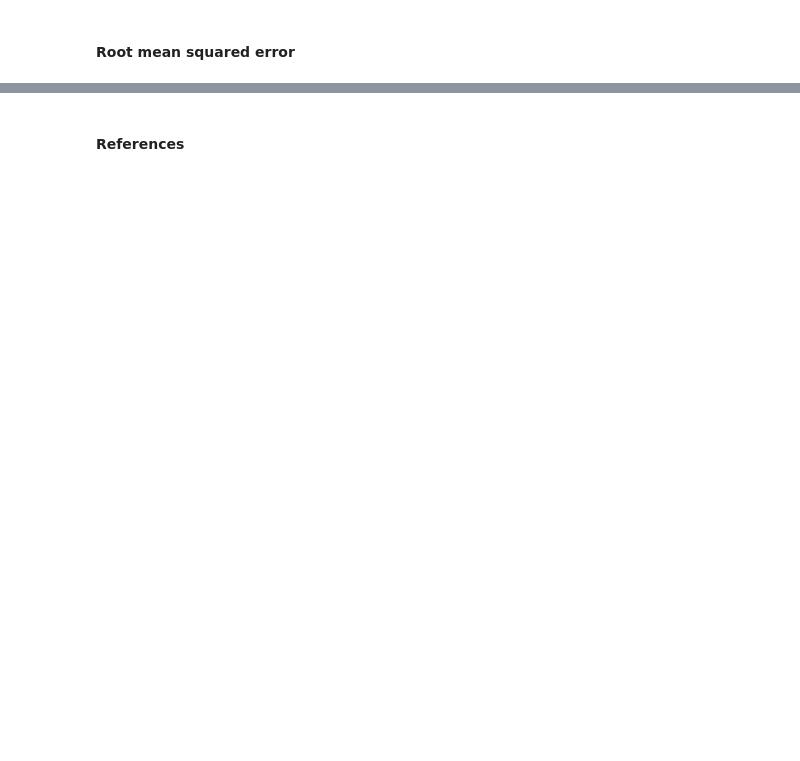
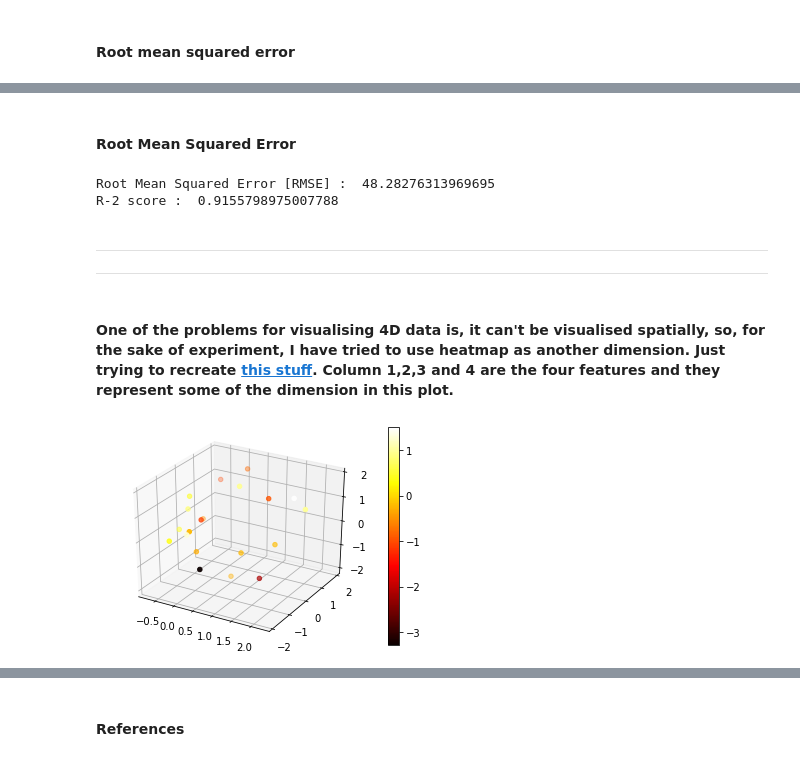
Before and after one commit to Jimut123/rkmveri-labs, a Jupyter notebook: ML/LinearRegression-1.ipynb, the cells around one changed output, grey strips where cells are left out. Saved outputs shown, nothing was run; the diff lists cells and outputs as text; code cells hidden in the pictures; blank space fills up the shorter version.

```diff
--- a/ML/LinearRegression-1.ipynb
+++ b/ML/LinearRegression-1.ipynb
@@ -99,0 +119,2 @@ plt.show()
+# %%
+X, y = make_regression(n_samples=100, n_features=4, noise=6)
@@ -99,0 +167,9 @@ plt.show()
+# %%
+
+# Split the data into training/testing sets
+X_train = X[:-20]
+X_test = X[-20:]
+
+# Split the targets into training/testing sets
+y_train = y[:-20]
+y_test = y[-20:]
@@ -99,0 +186,26 @@ plt.show()
+# %% [markdown]
+#### Root Mean Squared Error
+# %%
+rmse = np.sqrt(mean_squared_error(y_test,y_poly_pred))
+r2 = r2_score(y_test,y_poly_pred)
+print("Root Mean Squared Error [RMSE] : ",rmse)
+print("R-2 score : ",r2)
+# %% [output]
+Root Mean Squared Error [RMSE] :  48.28276313969695
+R-2 score :  0.9155798975007788
+# %% [markdown]
+ <hr size="30">
+
+
+ ****
+# %% [markdown]
+#### One of the problems for visualising 4D data is, it can't be visualised spatially, so, for the sake of experiment, I have tried to use heatmap as another dimension. Just trying to recreate <a href="https://stackoverflow.com/questions/14995610/how-to-make-a-4d-plot-with-matplotlib-using-arbitrary-data" target="_blank">this stuff</a>. Column 1,2,3 and 4 are the four features and they represent some of the dimension in this plot.
+# %%
+fig = plt.figure()
+ax = fig.add_subplot(111, projection='3d')
+
+img = ax.scatter(X_test[:,0], X_test[:,1], X_test[:,2], c=X_test[:,3], cmap=plt.hot())
+fig.colorbar(img)
+plt.show()
+# %% [output]
+[figure, added]
```
Also changed, not shown: parts of 24 cells of this notebook.
